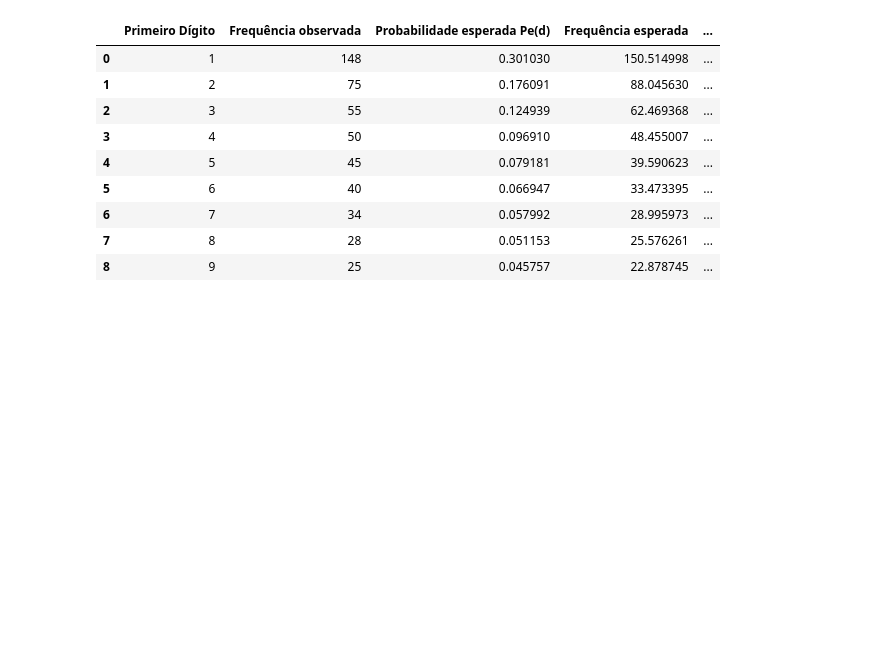
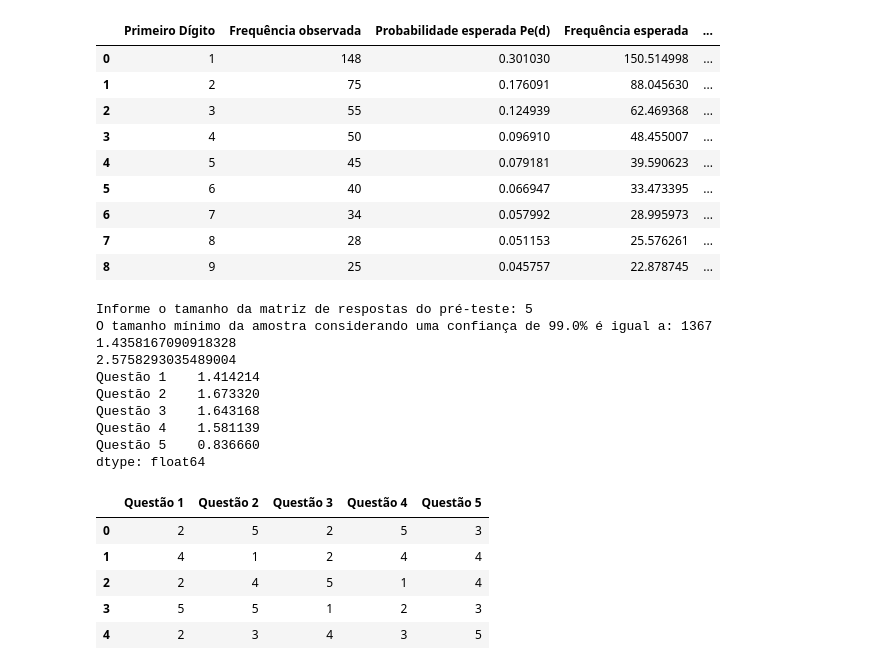
Before and after one commit to FilipeSCampos/AnaliseEstatisticaDados, a Jupyter notebook: Lei_de_Newcomb_Benford_.ipynb, the cells around one changed output. Cells and saved outputs as stored; diff of their text form; code cells hidden in the pictures; blank space fills up the shorter version.

```diff
--- a/Lei_de_Newcomb_Benford_.ipynb
+++ b/Lei_de_Newcomb_Benford_.ipynb
@@ -89,3 +89,55 @@ display(df)
 | 6 | 7 | 34 | 0.057992 | 28.995973 | ... |
 | 7 | 8 | 28 | 0.051153 | 25.576261 | ... |
 | 8 | 9 | 25 | 0.045757 | 22.878745 | ... |
+# %%
+from pandas.core.dtypes.cast import array_equivalent
+import math
+import random
+import pandas as pd
+from scipy.stats import norm
+
+# Dados do questionário
+n_questions = 5
+question_weights = [0.2, 0.3, 0.15, 0.15, 0.2]
+confidence_level = 0.99
+margin_of_error = 0.1
+
+# Solicita ao usuário o tamanho da matriz de respostas do pré-teste
+pretest_sample_size = int(input("Informe o tamanho da matriz de respostas do pré-teste: "))
+
+# Simulação das respostas do pré-teste e criação de um DataFrame
+data = {f'Questão {i+1}': [random.randint(1, 5) for _ in range(pretest_sample_size)] for i in range(n_questions)}
+df = pd.DataFrame(data)
+
+# Calcula o desvio padrão de cada pergunta
+aq = sum(df.std(ddof = 1) * question_weights)/ sum(question_weights)
+
+# Calcula z-score baseado no nível de confiança
+z_score = abs(norm.ppf((1 - confidence_level) / 2))
+
+# Calcula o tamanho mínimo da amostra
+min_sample_size = ((z_score * aq) / margin_of_error) ** 2
+
+# Output the result
+print(f"O tamanho mínimo da amostra considerando uma confiança de {confidence_level * 100}% é igual a: {int(min_sample_size)}")
+print(aq)
+print(z_score)
+print(df.std(ddof = 1))
+display(df)
+# %% [output]
+Informe o tamanho da matriz de respostas do pré-teste: 5
+O tamanho mínimo da amostra considerando uma confiança de 99.0% é igual a: 1367
+1.4358167090918328
+2.5758293035489004
+Questão 1    1.414214
+Questão 2    1.673320
+Questão 3    1.643168
+Questão 4    1.581139
+Questão 5    0.836660
+dtype: float64
+|  | Questão 1 | Questão 2 | Questão 3 | Questão 4 | Questão 5 |
+| 0 | 2 | 5 | 2 | 5 | 3 |
+| 1 | 4 | 1 | 2 | 4 | 4 |
+| 2 | 2 | 4 | 5 | 1 | 4 |
+| 3 | 5 | 5 | 1 | 2 | 3 |
+| 4 | 2 | 3 | 4 | 3 | 5 |
```
